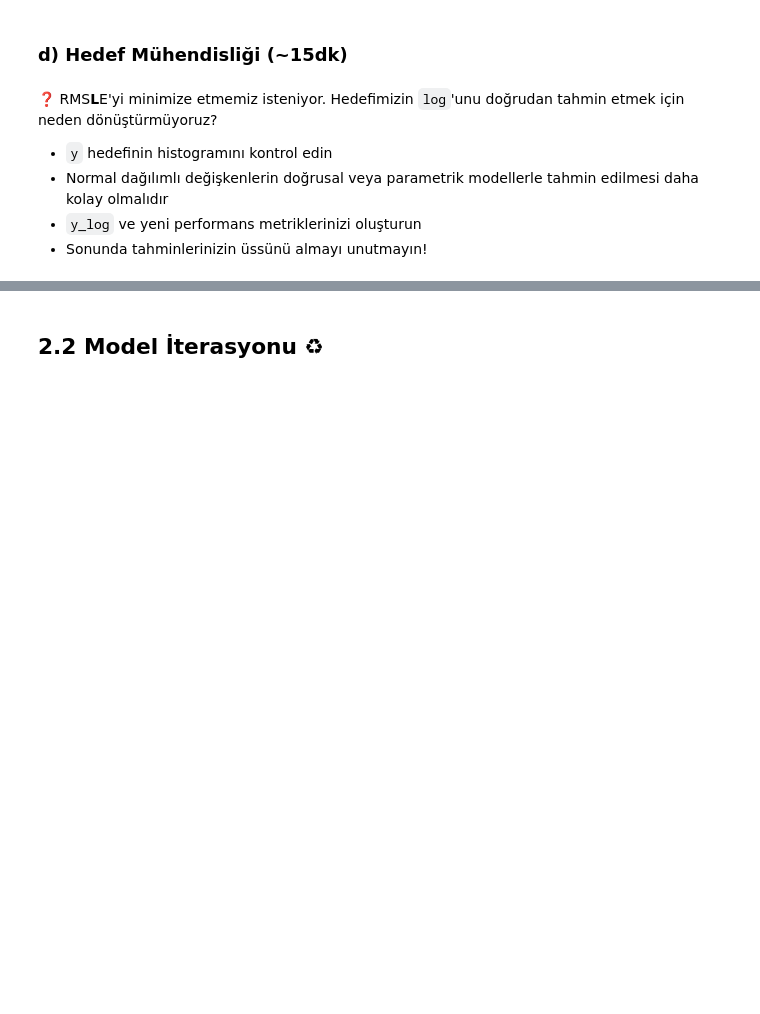
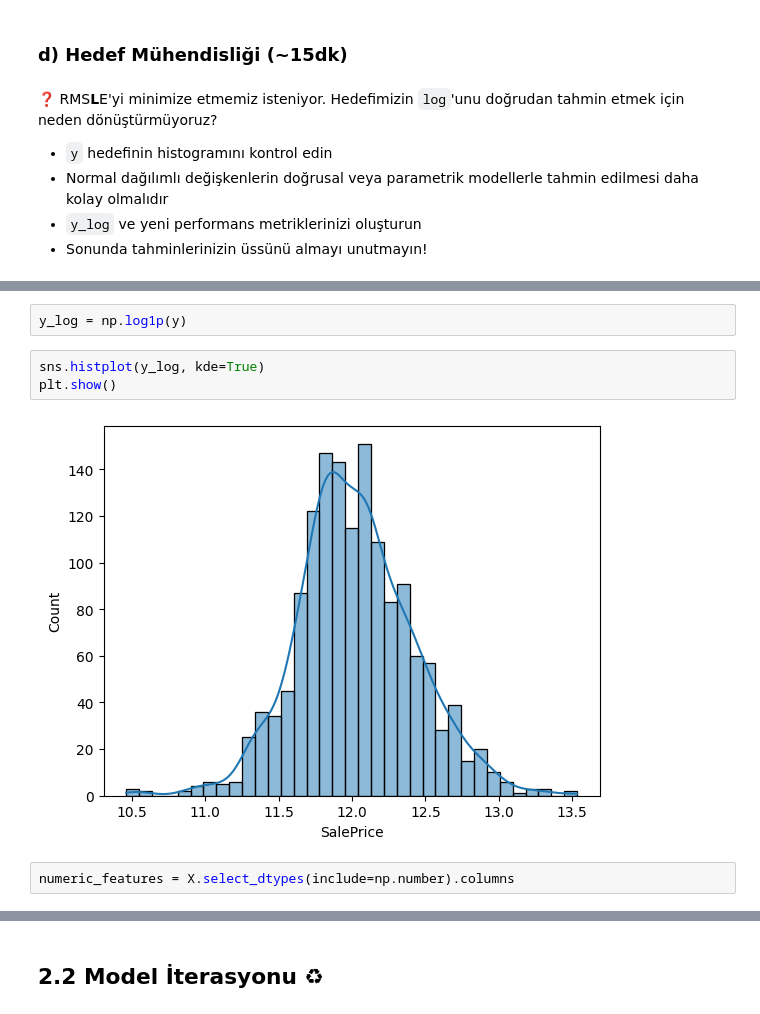
Before and after one commit to zulalyilmazer/S17D2-S-kaggle-competition, a Jupyter notebook: houses_kaggle_competition.ipynb, the cells around one changed output, grey strips where cells are left out. Saved outputs shown, nothing was run; the diff lists cells and outputs as text; blank space fills up the shorter version.

```diff
--- a/houses_kaggle_competition.ipynb
+++ b/houses_kaggle_competition.ipynb
@@ -633,0 +788,9 @@ Pipeline'ınızın sonuna bir [`VarianceThreshold`](https://scikit-learn.org/sta
+# %%
+y_log = np.log1p(y)
+# %%
+sns.histplot(y_log, kde=True)
+plt.show()
+# %% [output]
+[figure, added]
+# %%
+numeric_features = X.select_dtypes(include=np.number).columns
```
Also changed, not shown: parts of 31 cells of this notebook.
